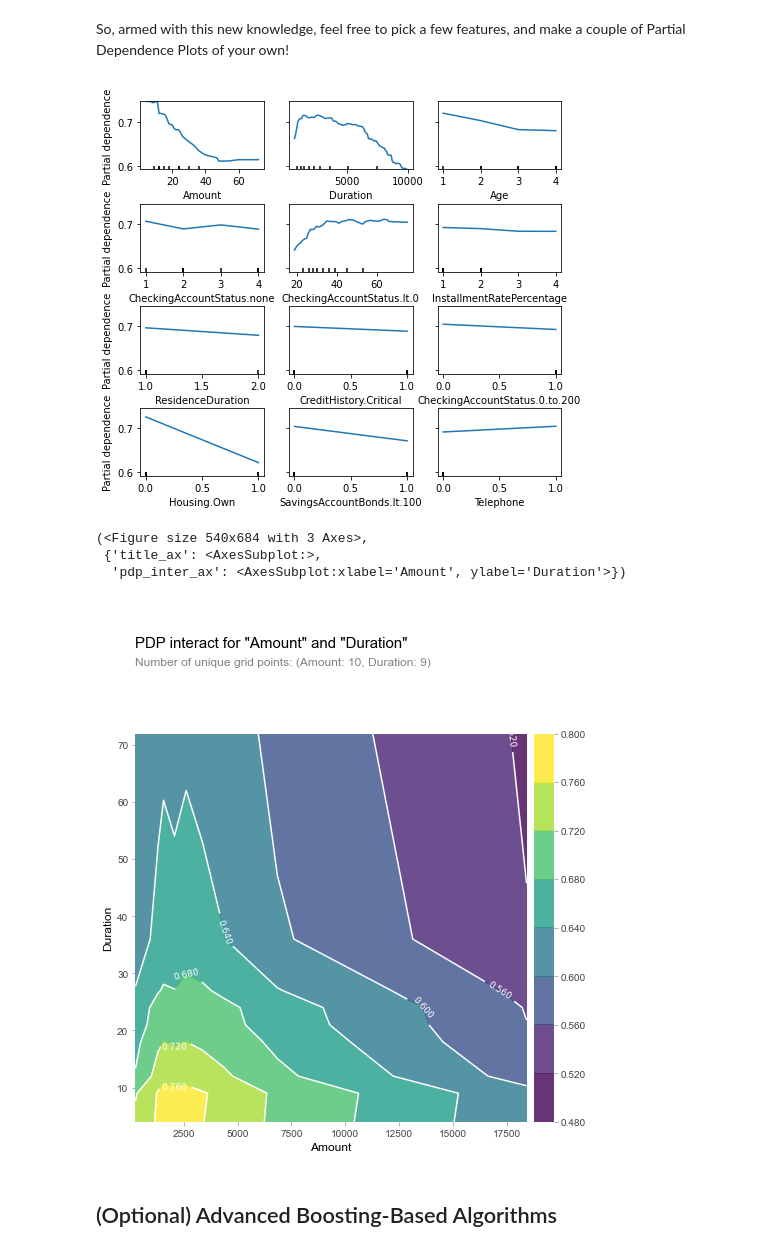
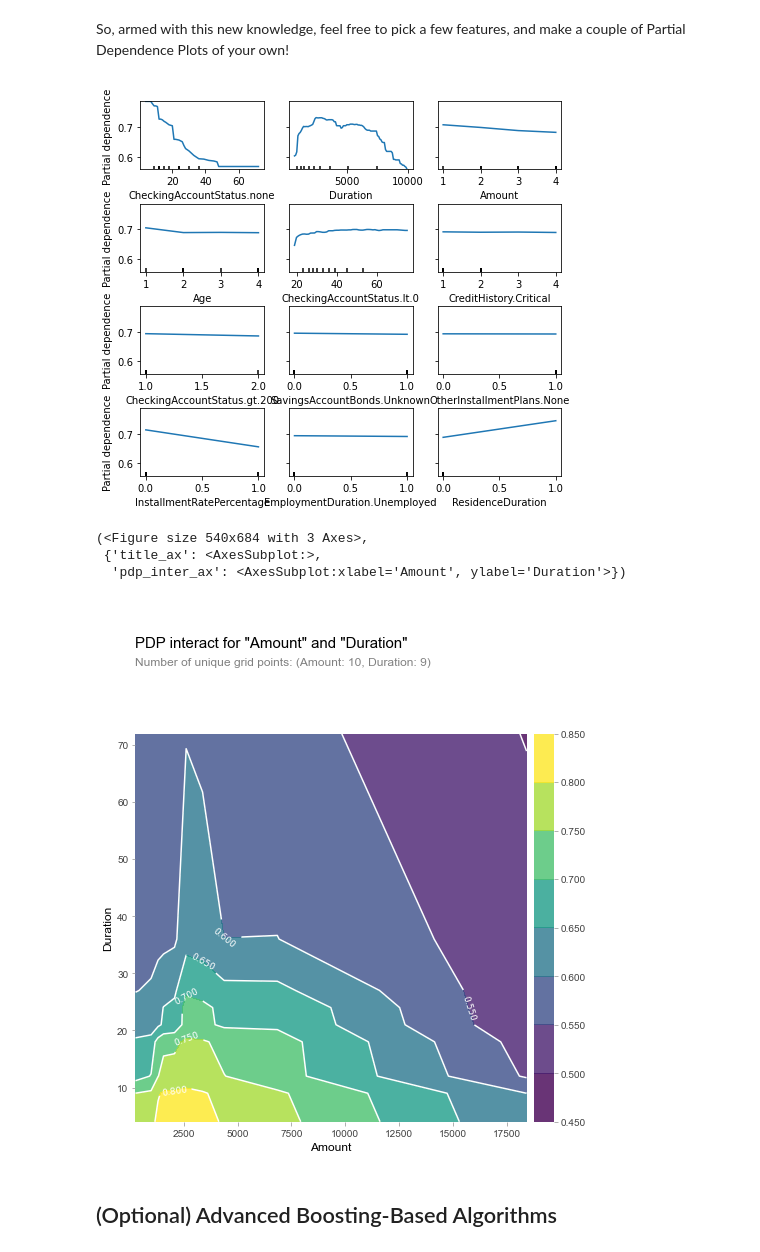
Before and after one commit to ekourkchi/Springboard_notebooks, a Jupyter notebook: mec_13.5.1_tree_based_algorithms/Mini_Project_Tree-Based_Algorithms.ipynb, the cells around one changed output. Saved outputs shown, nothing was run; the diff lists cells and outputs as text; code cells hidden in the pictures.

```diff
--- a/mec_13.5.1_tree_based_algorithms/Mini_Project_Tree-Based_Algorithms.ipynb
+++ b/mec_13.5.1_tree_based_algorithms/Mini_Project_Tree-Based_Algorithms.ipynb
@@ -101,7 +101,7 @@ best_C = None
 best_score = 0
 
 # finding the best combination of parametrs by brute-forcing
-for max_depth in range(1,3):
+for max_depth in range(1, 50):
 
     if max_depth%10==0:
         print("progress %d/50"%max_depth)
@@ -214,8 +293,8 @@ Now you try! Let's visualize the importance of features from your Random Forests
 # %%
 # Your code here
 
-importances = forest.feature_importances_
-std = np.std([tree.feature_importances_ for tree in forest.estimators_],
+importances = forest_best.feature_importances_
+std = np.std([tree.feature_importances_ for tree in forest_best.estimators_],
              axis=0)
 indices = np.argsort(importances)[::-1]
 
@@ -274,28 +353,28 @@ So, armed with this new knowledge, feel free to pick a few features, and make a
 # %%
 # Your code here!
 
 from sklearn.datasets import make_hastie_10_2
 from sklearn.ensemble import GradientBoostingClassifier
 from sklearn.inspection import plot_partial_dependence
 
 ranked_features = [features[indices[f]] for f in range(Xlr.shape[1])]
-plot_partial_dependence(forest, Xlr, ranked_features[:12], ranked_features[:12])
+plot_partial_dependence(forest_best, Xlr, ranked_features[:12], ranked_features[:12])
 
 plt.subplots_adjust(bottom=0.1, right=1.1, top=1.4, hspace=0.5)  # tight_layout causes overlap with suptitle
 # %% [output]
-[figure, old version]
+[figure, new version]
 # %%
 import pdpbox
 from pdpbox import pdp
 
-pdp_forest = pdp.pdp_interact(forest, df, features,['Amount','Duration'])
+pdp_forest = pdp.pdp_interact(forest_best, df, features,['Amount','Duration'])
 
 pdp.pdp_interact_plot(pdp_forest, ['Amount','Duration'])
 # %% [output]
 (<Figure size 540x684 with 3 Axes>,
  {'title_ax': <AxesSubplot:>,
   'pdp_inter_ax': <AxesSubplot:xlabel='Amount', ylabel='Duration'>})
-[figure, old version]
+[figure, new version]
 # %% [markdown]
 ## (Optional) Advanced Boosting-Based Algorithms
 # %% [markdown]
```
Also changed, not shown: parts of 12 cells of this notebook, 2 other files.
